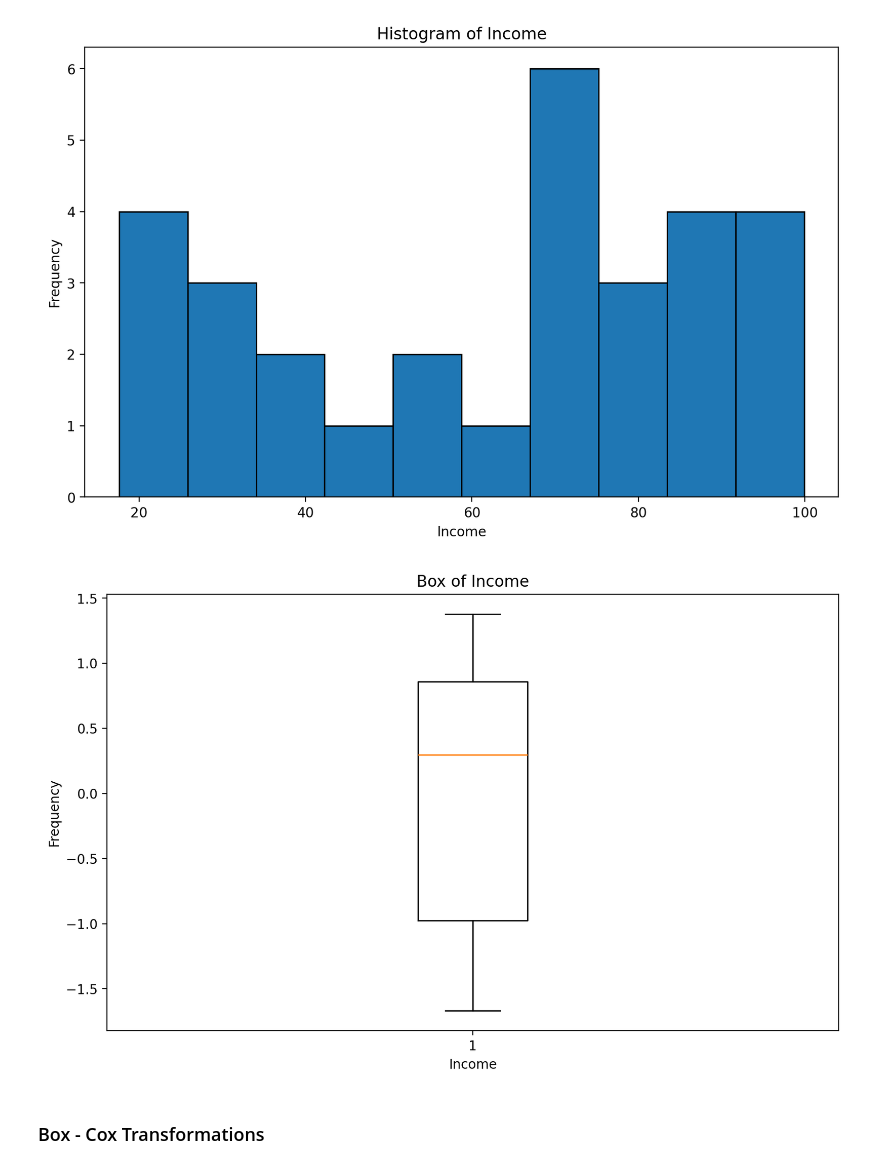
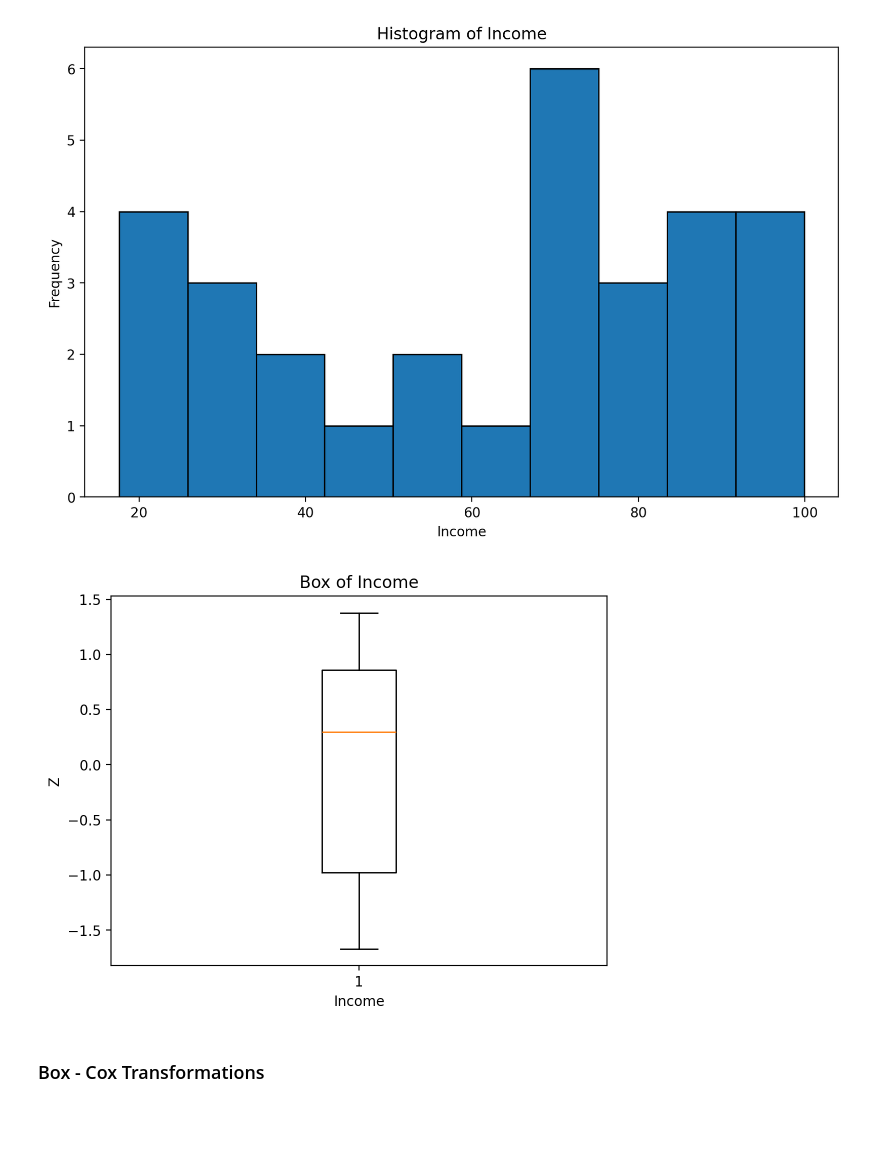
Before and after one commit to kingb6/Data_Preprocessing_Report, a Jupyter notebook: 08-wrangling.ipynb, the cells around one changed output. Drawn from its saved outputs; the diff is of its cells as text; code cells hidden in the pictures; blank space fills up the shorter version.

```diff
--- a/08-wrangling.ipynb
+++ b/08-wrangling.ipynb
@@ -1182,16 +1181,16 @@ plt.show()
 # %%
 # your code here
 mi = income['Income'].mean()
 dev = income['Income'].std()
 norm_income = (income['Income'] - mi) / dev
-plt.figure(figsize=(10, 6))
+plt.figure()
 plt.boxplot(norm_income)
 plt.title('Box of Income')
 plt.xlabel('Income')
-plt.ylabel('Frequency')
+plt.ylabel('Z')
 plt.show()
 # %% [output]
-[figure, old version]
+[figure, new version]
 # %% [markdown]
 ### Box - Cox Transformations
 # %% [markdown]
```
Also changed, not shown: parts of 8 cells of this notebook, 3 other files.
